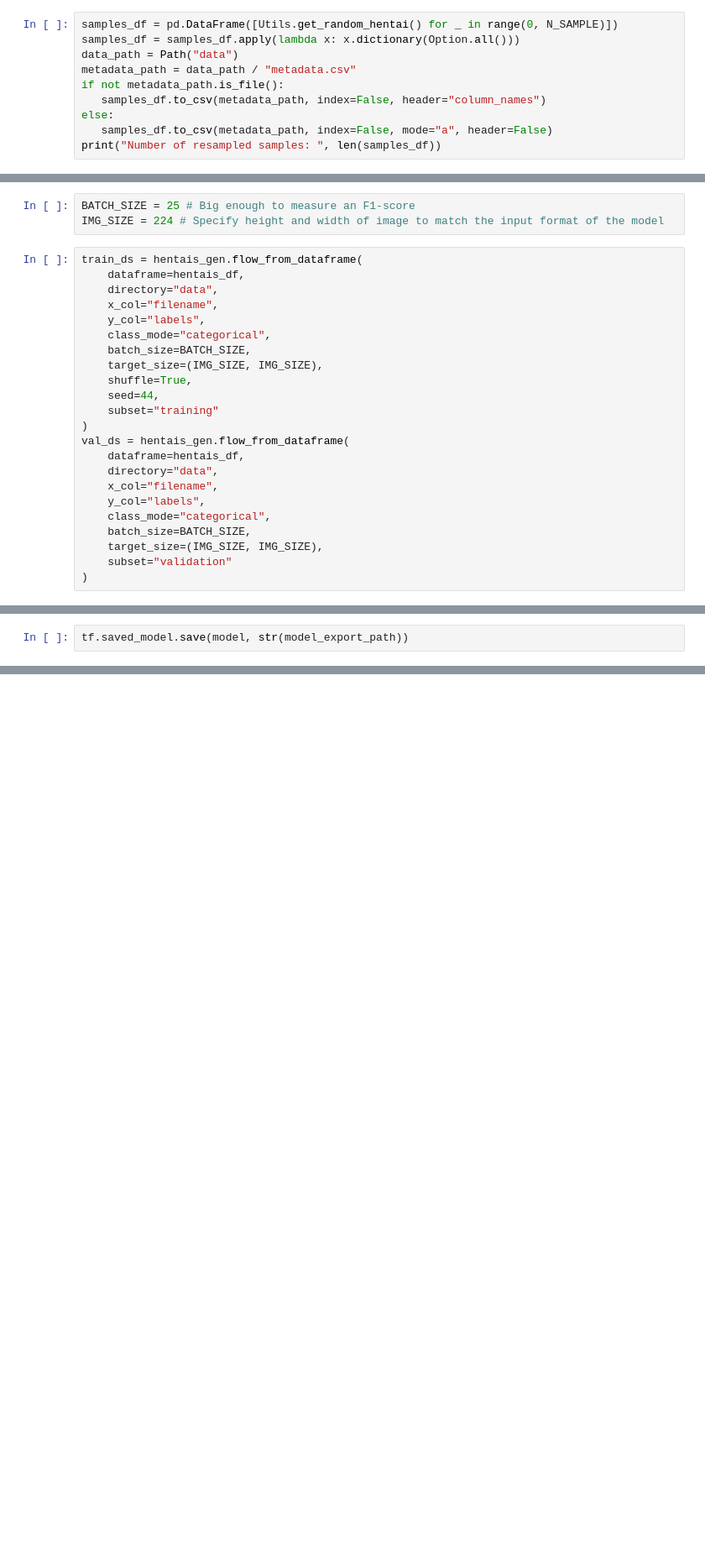
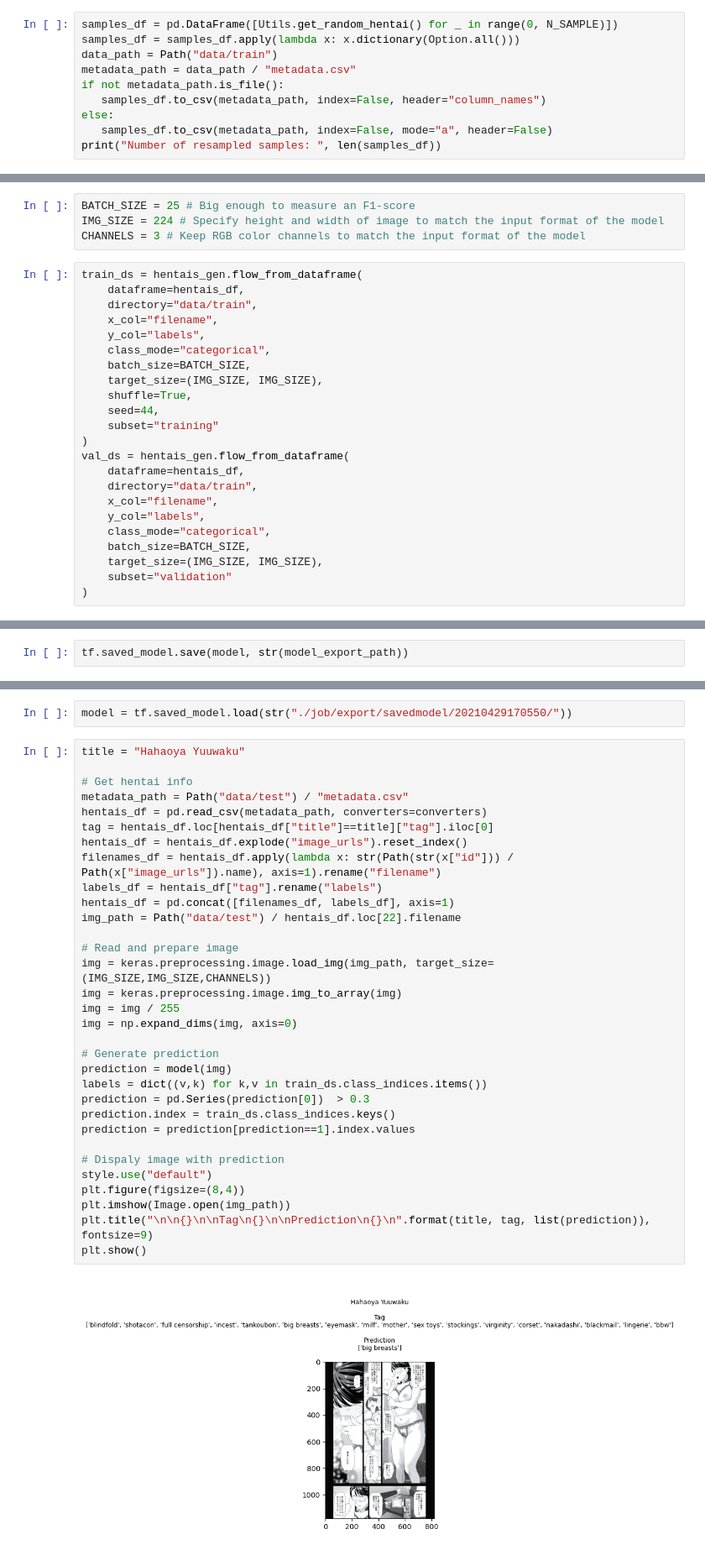
Before and after one commit to shikanime/bepeka, a Jupyter notebook: model.ipynb, the cells around one changed output, grey strips where cells are left out. Shown at 84% size. Cells and saved outputs as stored; diff of their text form; blank space fills up the shorter version.

Commit message:
Fast and dirty test

```diff
--- a/model.ipynb
+++ b/model.ipynb
@@ -28,7 +29,7 @@ N_SAMPLE = 0 # Number of sample to refetch from hentai.
 # %%
 samples_df = pd.DataFrame([Utils.get_random_hentai() for _ in range(0, N_SAMPLE)])
 samples_df = samples_df.apply(lambda x: x.dictionary(Option.all()))
-data_path = Path("data")
+data_path = Path("data/train")
 metadata_path = data_path / "metadata.csv"
 if not metadata_path.is_file():
    samples_df.to_csv(metadata_path, index=False, header="column_names")
@@ -105,10 +142,11 @@ hentais_gen = keras.preprocessing.image.ImageDataGenerator(
 # %%
 BATCH_SIZE = 25 # Big enough to measure an F1-score
 IMG_SIZE = 224 # Specify height and width of image to match the input format of the model
+CHANNELS = 3 # Keep RGB color channels to match the input format of the model
 # %%
 train_ds = hentais_gen.flow_from_dataframe(
     dataframe=hentais_df,
-    directory="data",
+    directory="data/train",
     x_col="filename",
     y_col="labels",
     class_mode="categorical",
@@ -120,7 +158,7 @@ train_ds = hentais_gen.flow_from_dataframe(
 )
 val_ds = hentais_gen.flow_from_dataframe(
     dataframe=hentais_df,
-    directory="data",
+    directory="data/train",
     x_col="filename",
     y_col="labels",
     class_mode="categorical",
@@ -191,0 +255,36 @@ tf.saved_model.save(model, str(model_export_path))
+# %%
+model = tf.saved_model.load(str("./job/export/savedmodel/20210429170550/"))
+# %%
+title = "Hahaoya Yuuwaku"
+
+# Get hentai info
+metadata_path = Path("data/test") / "metadata.csv"
+hentais_df = pd.read_csv(metadata_path, converters=converters)
+tag = hentais_df.loc[hentais_df["title"]==title]["tag"].iloc[0]
+hentais_df = hentais_df.explode("image_urls").reset_index()
+filenames_df = hentais_df.apply(lambda x: str(Path(str(x["id"])) / Path(x["image_urls"]).name), axis=1).rename("filename")
+labels_df = hentais_df["tag"].rename("labels")
+hentais_df = pd.concat([filenames_df, labels_df], axis=1)
+img_path = Path("data/test") / hentais_df.loc[22].filename
+
+# Read and prepare image
+img = keras.preprocessing.image.load_img(img_path, target_size=(IMG_SIZE,IMG_SIZE,CHANNELS))
+img = keras.preprocessing.image.img_to_array(img)
+img = img / 255
+img = np.expand_dims(img, axis=0)
+
+# Generate prediction
+prediction = model(img)
+labels = dict((v,k) for k,v in train_ds.class_indices.items())
+prediction = pd.Series(prediction[0])  > 0.3
+prediction.index = train_ds.class_indices.keys()
+prediction = prediction[prediction==1].index.values
+
+# Dispaly image with prediction
+style.use("default")
+plt.figure(figsize=(8,4))
+plt.imshow(Image.open(img_path))
+plt.title("\n\n{}\n\nTag\n{}\n\nPrediction\n{}\n".format(title, tag, list(prediction)), fontsize=9)
+plt.show()
+# %% [output]
+[figure, added]
```
Also changed, not shown: parts of 11 cells of this notebook.
